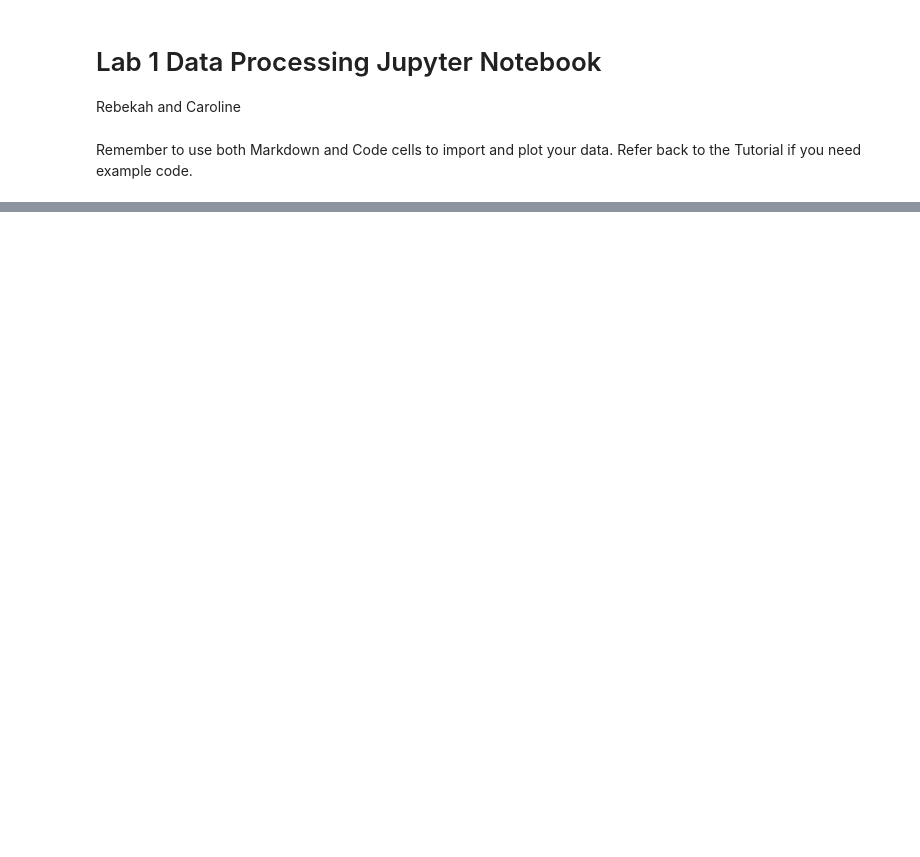
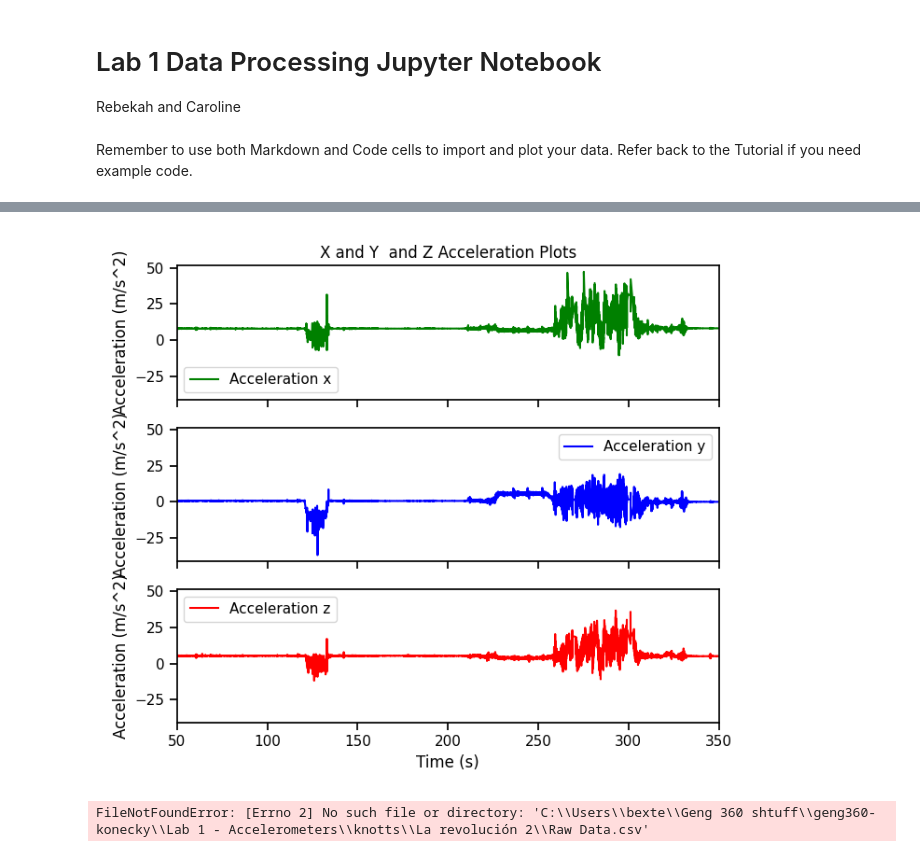
Before and after one commit to rkonecky/geng360-konecky, a Jupyter notebook: Lab 1 - Accelerometers/Lab 1 Data Processing.ipynb, the cells around one changed output, grey strips where cells are left out. Drawn from its saved outputs; the diff is of its cells as text; code cells hidden in the pictures; blank space fills up the shorter version.

```diff
--- a/Lab 1 - Accelerometers/Lab 1 Data Processing.ipynb
+++ b/Lab 1 - Accelerometers/Lab 1 Data Processing.ipynb
@@ -35,0 +82,4 @@ droptower1.head() #This will display the first few rows of the DataFrame
+# %%
+# import the dataset, view the first few rows
+silver2 = pd.read_csv("C:\\Users\\bexte\\Geng 360 shtuff\\geng360-konecky\\Lab 1 - Accelerometers\\knotts\\Silver bullet 2\\Raw Data.csv") # Make sure to update this file name to match your data!
+silver2.head() #This will display the first few rows of the DataFrame
@@ -35,0 +93,29 @@ droptower1.head() #This will display the first few rows of the DataFrame
+# %%
+# Creating sub plots for x and y and z accelerations
+fig, ax = plt.subplots(3, 1, figsize=(7, 6), sharex=True, sharey=True)
+
+sns.lineplot(x="Time (s)", y="Acceleration x (m/s^2)", data=silver2,
+              color = "green", linestyle="-", label="Acceleration x", ax=ax[0])
+sns.lineplot(x="Time (s)", y="Acceleration y (m/s^2)", data=silver2,
+              color = "blue", linestyle="-", label="Acceleration y", ax=ax[1])
+sns.lineplot(x="Time (s)", y="Acceleration z (m/s^2)", data=silver2,
+              color = "red", linestyle="-", label="Acceleration z", ax=ax[2])
+
+ax[0].set_title("X and Y  and Z Acceleration Plots") # Set title for the first plot
+plt.xlabel("Time (s)")
+ax[0].set_ylabel("Acceleration (m/s^2)") # Set y-label for the first plot
+ax[1].set_ylabel("Acceleration (m/s^2)") # Set y-label for the second plot
+ax[2].set_ylabel("Acceleration (m/s^2)") # Set y-label for the third plot
+
+plt.xlim([50,350])
+
+#plt.xlim(silver2["Time (s)"].min(), silver2["Time (s)"].max())  # Set x-axis limits to full data range
+plt.tight_layout()  # Adjust layout to prevent overlap
+# %% [output]
+[figure, added]
+# %%
+# import the dataset, view the first few rows
+rev2 = pd.read_csv("C:\\Users\\bexte\\Geng 360 shtuff\\geng360-konecky\\Lab 1 - Accelerometers\\knotts\\La revolución 2\\Raw Data.csv") # Make sure to update this file name to match your data!
+rev2.head() #This will display the first few rows of the DataFrame
+# %% [output]
+FileNotFoundError: [Errno 2] No such file or directory: 'C:\\Users\\bexte\\Geng 360 shtuff\\geng360-konecky\\Lab 1 - Accelerometers\\knotts\\La revolución 2\\Raw Data.csv'
```
Also changed, not shown: parts of 4 cells of this notebook.
